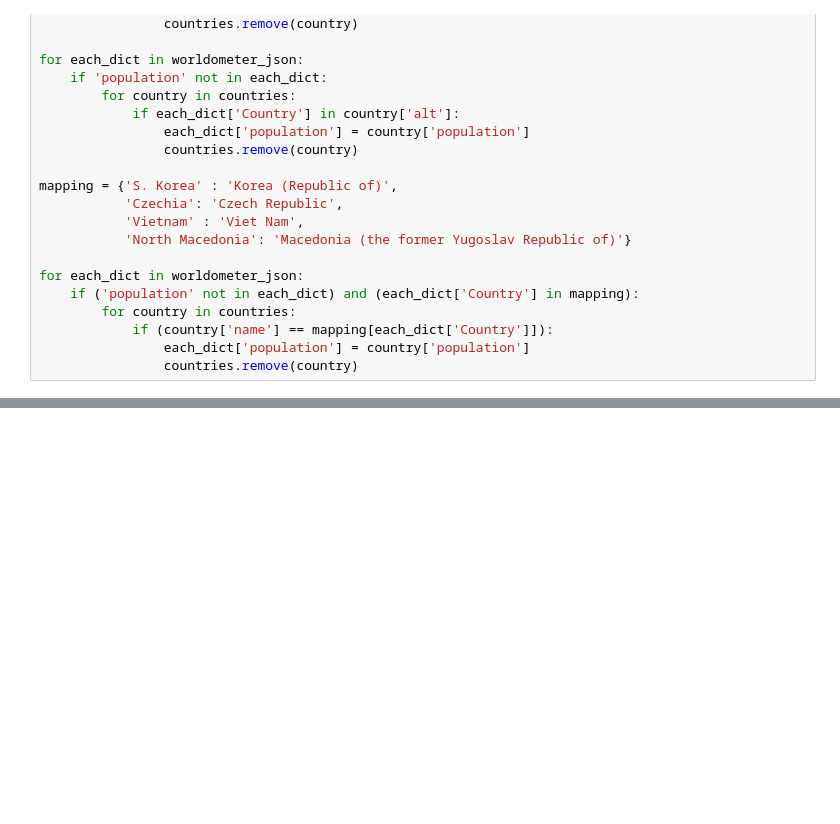
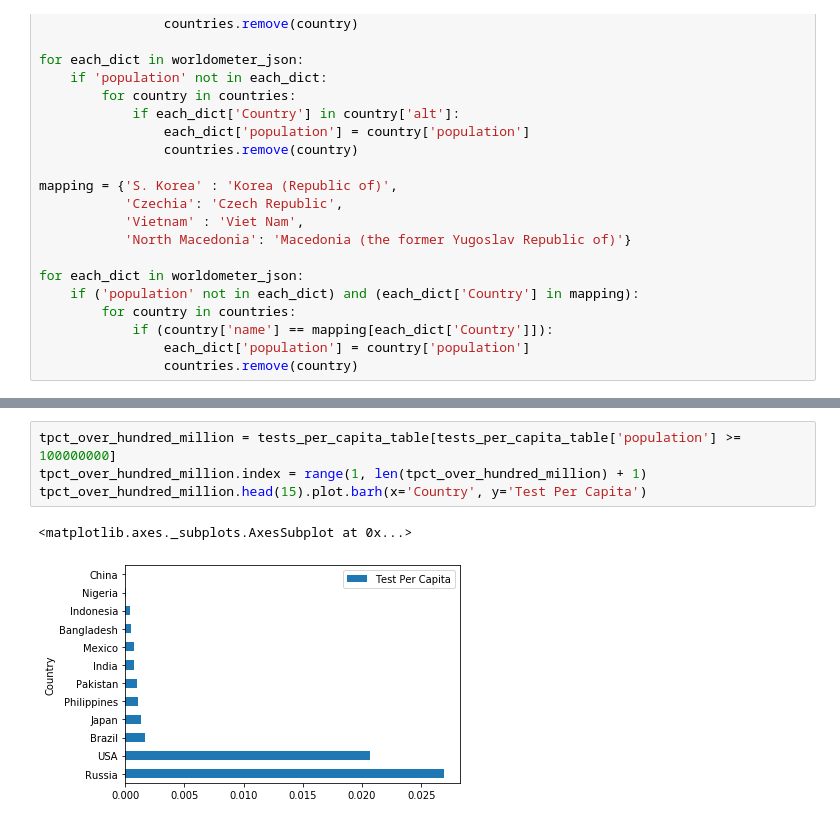
Before and after one commit to lapulgaatomica/covid_wrangling, a Jupyter notebook: WorldometerCovid.ipynb, the cells around one changed output, grey strips where cells are left out. Cells and saved outputs as stored; diff of their text form; blank space fills up the shorter version.

```diff
--- a/WorldometerCovid.ipynb
+++ b/WorldometerCovid.ipynb
@@ -151,0 +125,7 @@ corona_virus_detailed_table[corona_virus_detailed_table['population'].isna() ]
+# %%
+tpct_over_hundred_million = tests_per_capita_table[tests_per_capita_table['population'] >= 100000000]
+tpct_over_hundred_million.index = range(1, len(tpct_over_hundred_million) + 1)
+tpct_over_hundred_million.head(15).plot.barh(x='Country', y='Test Per Capita')
+# %% [output]
+<matplotlib.axes._subplots.AxesSubplot at 0x...>
+[figure, added]
```
Also changed, not shown: parts of 12 cells of this notebook.
